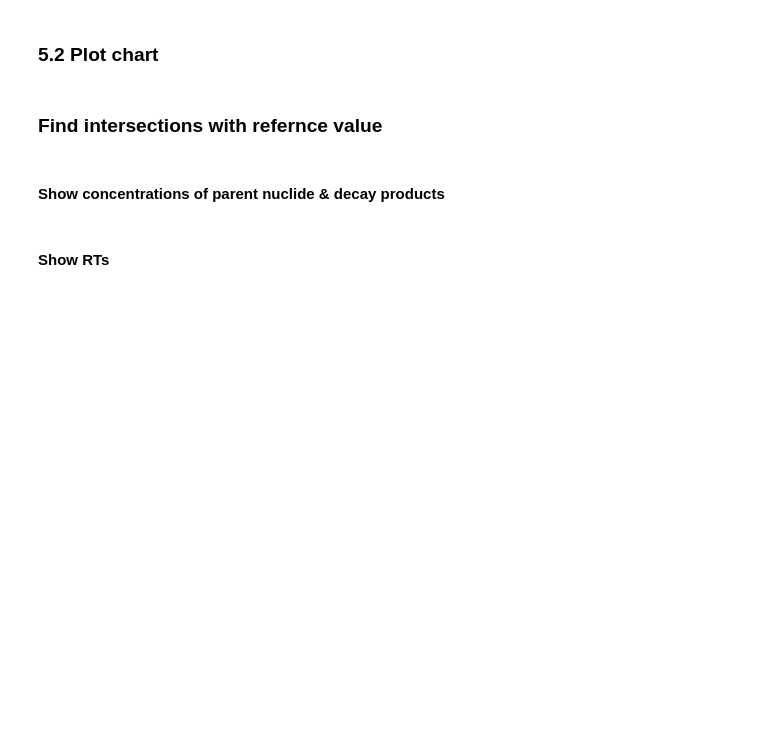
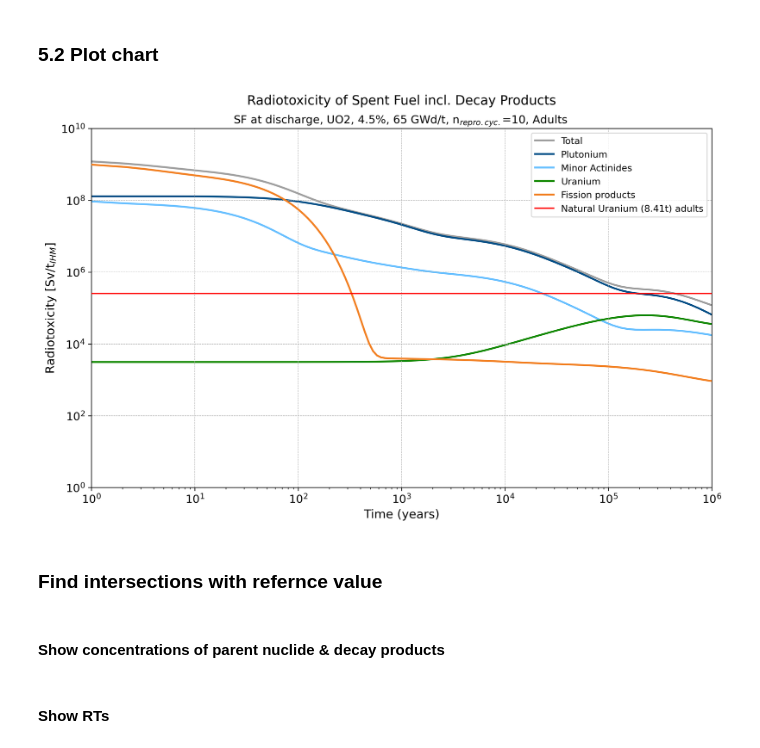
Before and after one commit to RaToViTo/RaToViTo, a Jupyter notebook: Isotope-based Simulation.ipynb, the cells around one changed output. Saved outputs shown, nothing was run; the diff lists cells and outputs as text; code cells hidden in the pictures; blank space fills up the shorter version.

```diff
--- a/Isotope-based Simulation.ipynb
+++ b/Isotope-based Simulation.ipynb
@@ -91,25 +98,29 @@ ref_config = {
 # %% [markdown]
 ### 5.2 Plot chart
 # %%
-# Plotting
+# Waste stream: MA added
 import importlib
-import backend.isotope_simulation.plot_config as config_module
-importlib.reload(config_module)
-plot_config = config_module.plot_config
+import backend.isotope_simulation.plot_waste_MAadded as waste_plot_module
+importlib.reload(waste_plot_module)
 
 group_rt, adjusted_time_steps = waste_plot_module.plot(
     chooser, checkboxes, color_pickers,
     excel_file_fuel, selected_sheet, selected_DC,
+    plot_config.get("save_plot", False),
+    plot_config.get("offset", 0),
     plot_config, ref_values, ref_config,
-    partition_eff_u=efficiency_inputs["partition_eff_u"].value,
-    partition_eff_pu=efficiency_inputs["partition_eff_pu"].value,
-    partition_eff_ma=efficiency_inputs["partition_eff_ma"].value,
+    partition_eff_u=0.9988,
+    partition_eff_pu=0.9988,
+    partition_eff_ma=0.9999,
+    scenario_colors=None,
     eff_purex=efficiency_inputs["eff_purex"].value,
     eff_isanex=efficiency_inputs["eff_isanex"].value,
     eff_hplc=efficiency_inputs["eff_hplc"].value,
     eff_chalmex=efficiency_inputs["eff_chalmex"].value,
     num_cycles=efficiency_inputs["num_cycles"].value
 )
+# %% [output]
+[figure, added]
 # %% [markdown]
 ### Find intersections with refernce value
 # %%
```
Also changed, not shown: parts of 3 cells of this notebook, 2 other files.
